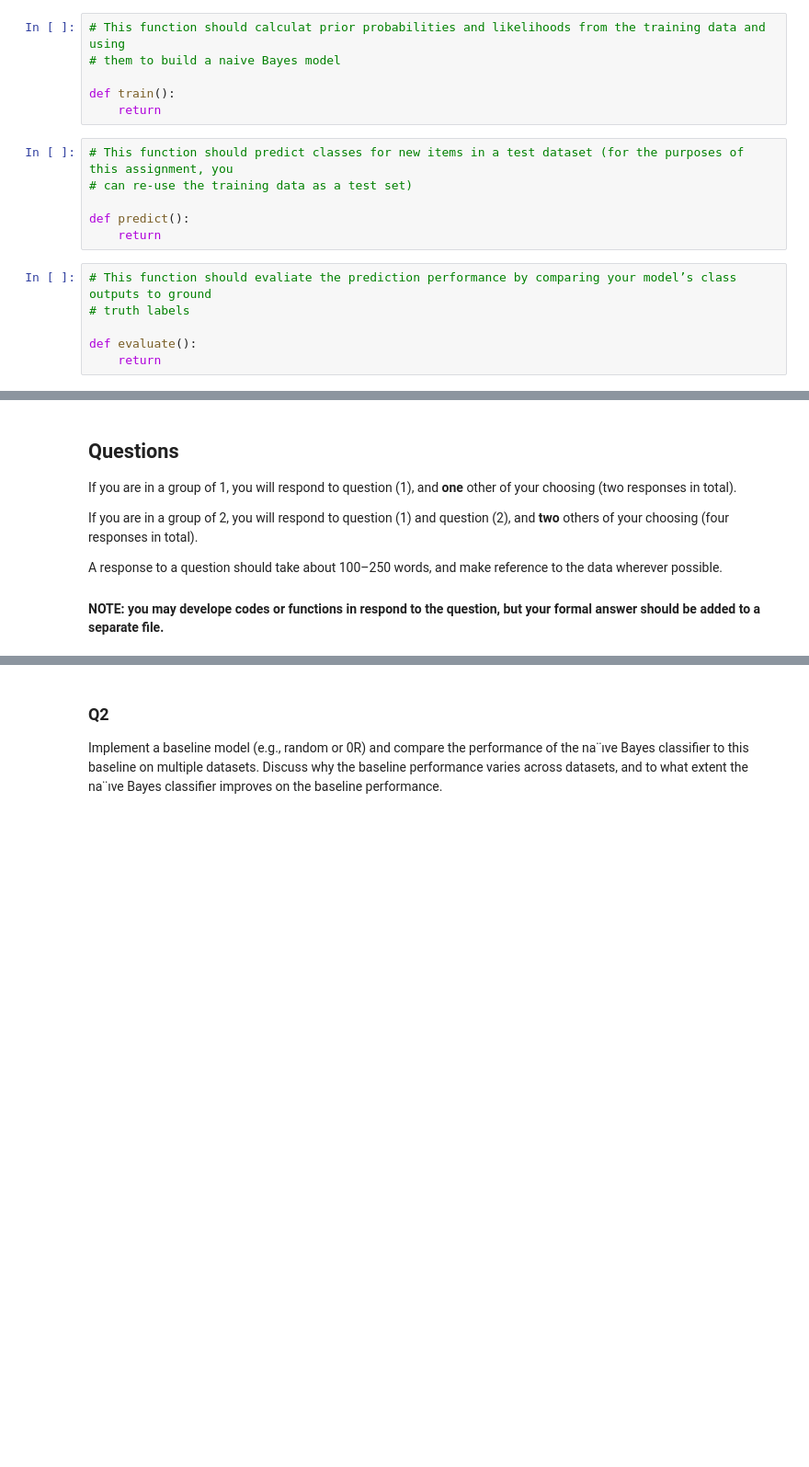
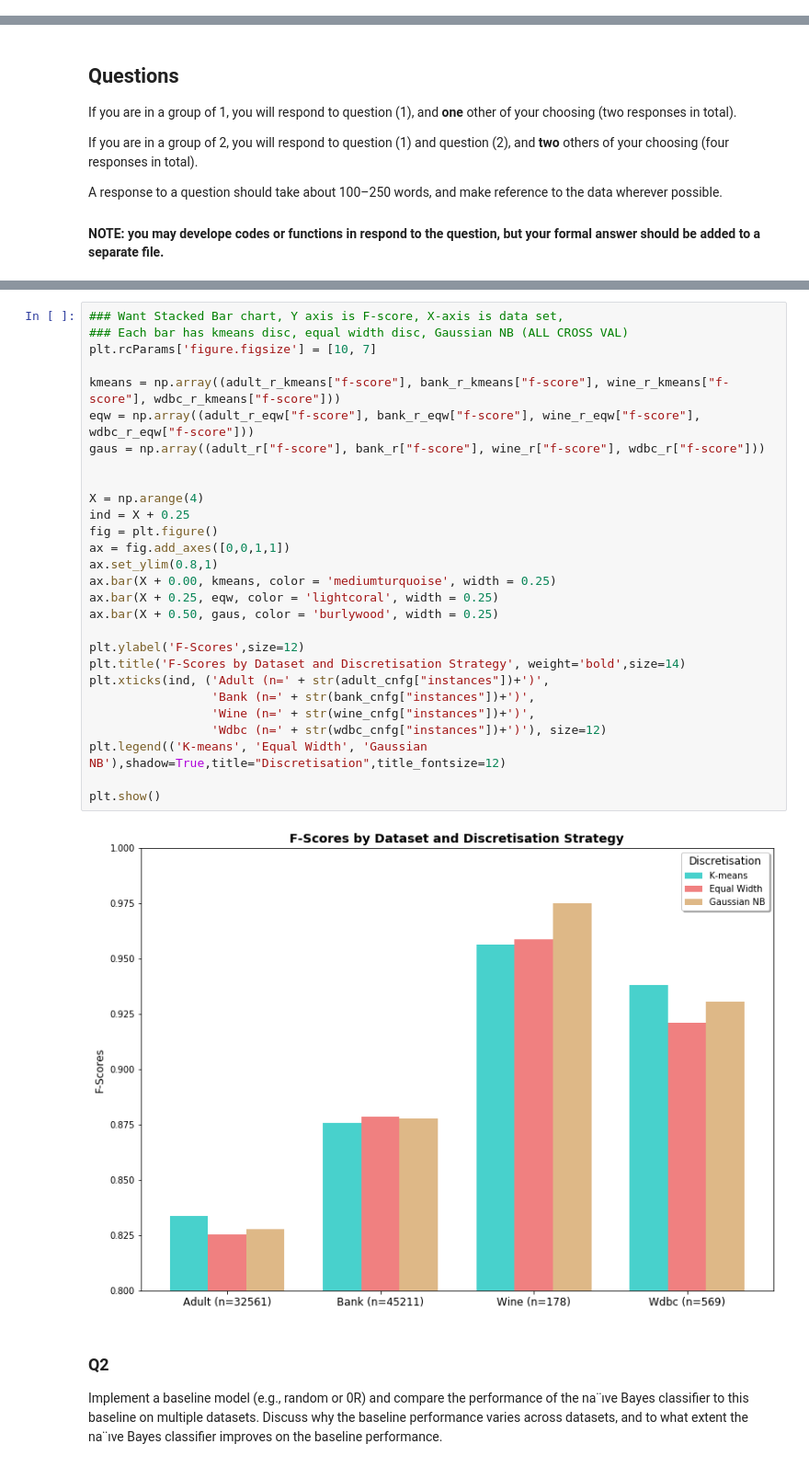
Before and after one commit to rohan-hitchcock/comp30027-machine-learning, a Jupyter notebook: ass1/src/submission/submission.ipynb, the cells around one changed output, grey strips where cells are left out. Shown at 92% size. Drawn from its saved outputs; the diff is of its cells as text; blank space fills up the shorter version.

```diff
--- a/ass1/src/submission/submission.ipynb
+++ b/ass1/src/submission/submission.ipynb
@@ -38,18 +65,0 @@ def preprocess(filepath):
-# %%
-# This function should calculat prior probabilities and likelihoods from the training data and using
-# them to build a naive Bayes model
-
-def train():
-    return
-# %%
-# This function should predict classes for new items in a test dataset (for the purposes of this assignment, you
-# can re-use the training data as a test set)
-
-def predict():
-    return
-# %%
-# This function should evaliate the prediction performance by comparing your model’s class outputs to ground
-# truth labels
-
-def evaluate():
-    return
@@ -70,3 +459,33 @@ Try discretising the numeric attributes in these datasets and treating them as d
+# %%
+### Want Stacked Bar chart, Y axis is F-score, X-axis is data set,
+### Each bar has kmeans disc, equal width disc, Gaussian NB (ALL CROSS VAL)
+plt.rcParams['figure.figsize'] = [10, 7]
+
+kmeans = np.array((adult_r_kmeans["f-score"], bank_r_kmeans["f-score"], wine_r_kmeans["f-score"], wdbc_r_kmeans["f-score"]))
+eqw = np.array((adult_r_eqw["f-score"], bank_r_eqw["f-score"], wine_r_eqw["f-score"], wdbc_r_eqw["f-score"]))
+gaus = np.array((adult_r["f-score"], bank_r["f-score"], wine_r["f-score"], wdbc_r["f-score"]))
+
+
+X = np.arange(4)
+ind = X + 0.25
+fig = plt.figure()
+ax = fig.add_axes([0,0,1,1])
+ax.set_ylim(0.8,1)
+ax.bar(X + 0.00, kmeans, color = 'mediumturquoise', width = 0.25)
+ax.bar(X + 0.25, eqw, color = 'lightcoral', width = 0.25)
+ax.bar(X + 0.50, gaus, color = 'burlywood', width = 0.25)
+
+plt.ylabel('F-Scores',size=12)
+plt.title('F-Scores by Dataset and Discretisation Strategy', weight='bold',size=14)
+plt.xticks(ind, ('Adult (n=' + str(adult_cnfg["instances"])+')',
+                 'Bank (n=' + str(bank_cnfg["instances"])+')',
+                 'Wine (n=' + str(wine_cnfg["instances"])+')',
+                 'Wdbc (n=' + str(wdbc_cnfg["instances"])+')'), size=12)
+plt.legend(('K-means', 'Equal Width', 'Gaussian NB'),shadow=True,title="Discretisation",title_fontsize=12)
+
+plt.show()
+# %% [output]
+[figure, added]
 # %% [markdown]
 ### Q2
 Implement a baseline model (e.g., random or 0R) and compare the performance of the na¨ıve Bayes classifier to this baseline on multiple datasets. Discuss why the baseline performance varies across datasets, and to what extent the na¨ıve Bayes classifier improves on the baseline performance.
```
Also changed, not shown: parts of 23 cells of this notebook.
